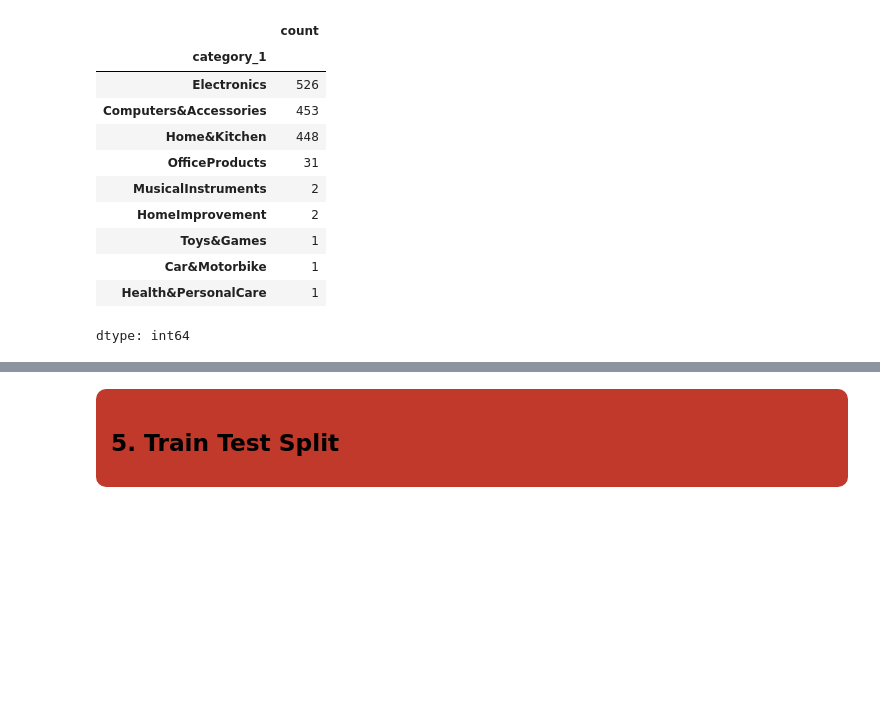
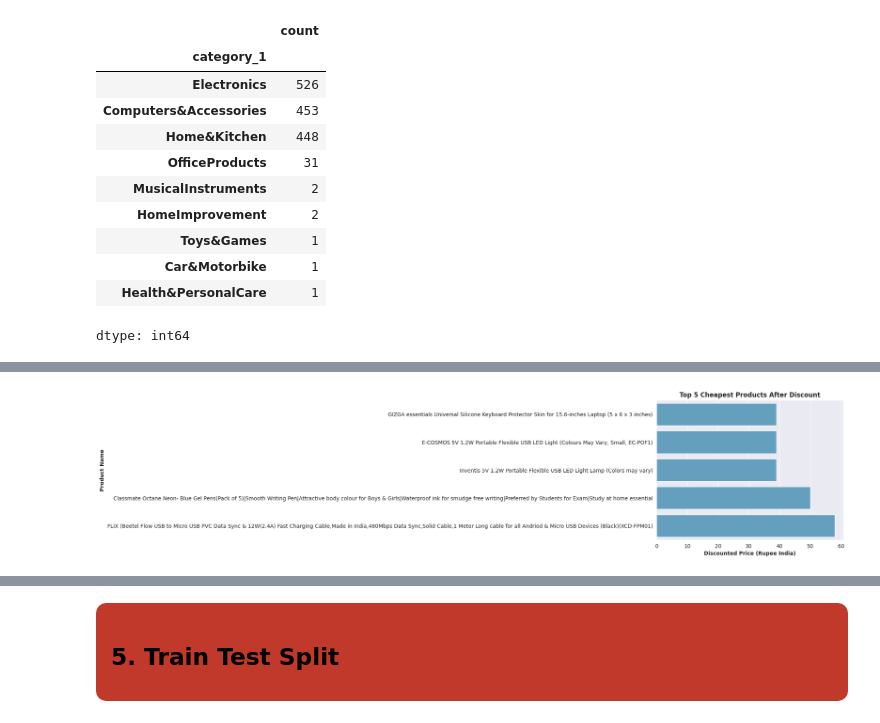
Before and after one commit to SunidhiHere/Amazon-E-Commerce-Project, a Jupyter notebook: amazon-e-commerce-analysis.ipynb, the cells around one changed output, grey strips where cells are left out. Saved outputs shown, nothing was run; the diff lists cells and outputs as text; code cells hidden in the pictures; blank space fills up the shorter version.

```diff
--- a/amazon-e-commerce-analysis.ipynb
+++ b/amazon-e-commerce-analysis.ipynb
@@ -297,0 +611,12 @@ dtype: int64
+# %%
+#Top 5 Cheapest Products After Discount
+
+disc_cheap = sns.barplot(data=df1.sort_values('discounted_price').head(5), x='discounted_price', y='product_name')
+
+disc_cheap.set_title('Top 5 Cheapest Products After Discount', fontweight='bold')
+disc_cheap.set_xlabel('Discounted Price (Rupee India)', fontweight='bold')
+disc_cheap.set_ylabel('Product Name', fontweight='bold')
+
+plt.show()
+# %% [output]
+[figure, added]
```
Also changed, not shown: parts of 24 cells of this notebook.
